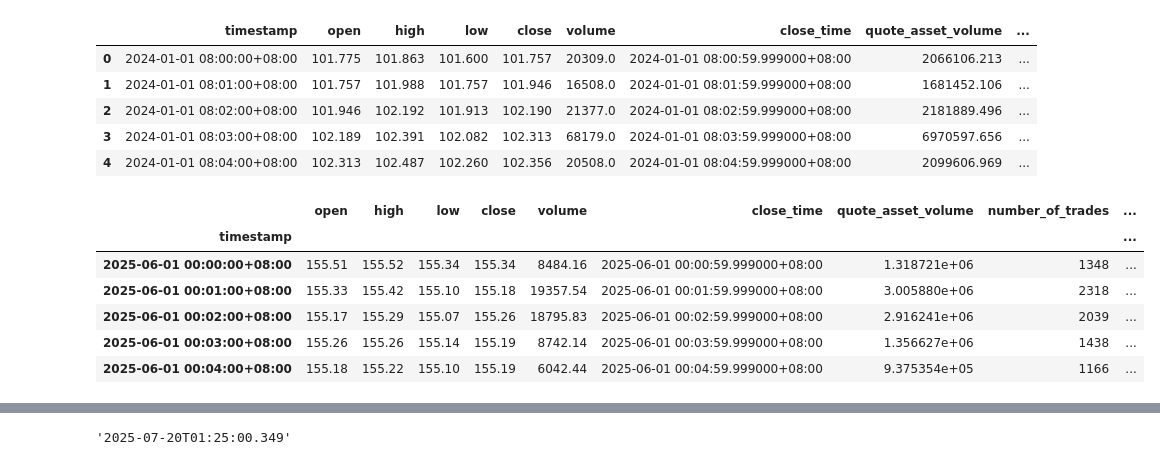
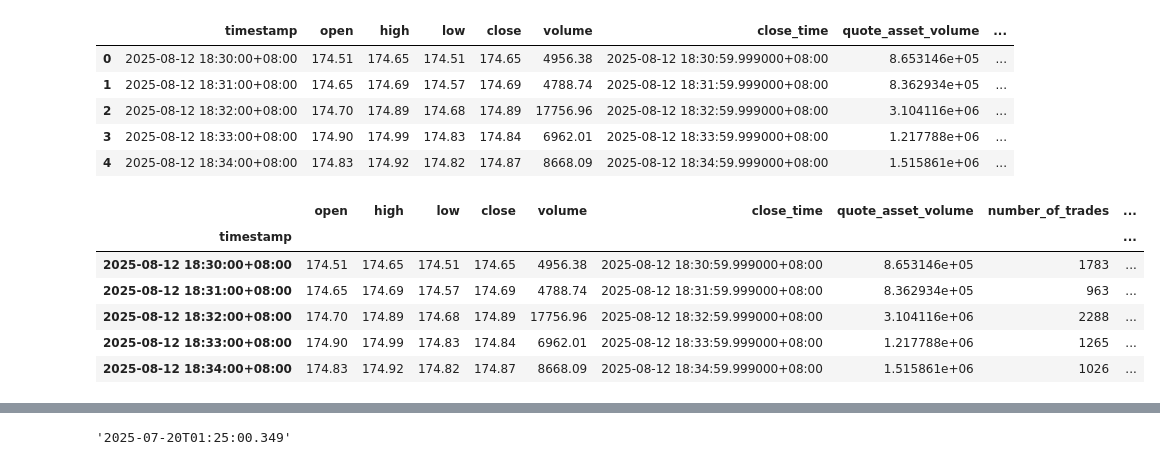
Before and after one commit to Ignatiusgoh/backtester, a Jupyter notebook: test.ipynb, the cells around one changed output, grey strips where cells are left out. Cells and saved outputs as stored; diff of their text form; code cells hidden in the pictures.

```diff
--- a/test.ipynb
+++ b/test.ipynb
@@ -1,15 +1,15 @@
 # %%
 import pandas as pd
 # %%
-data = pd.read_csv('SOLUSDT_1m_012024_062025.csv')
+data = pd.read_csv('aug_13_test.csv')
 # data = data[['open_time','open','high','low','close','volume']]
 data = data.rename(columns = {'open_time':'timestamp'})
 data.head()
 # %% [output]
 |  | timestamp | open | high | low | close | volume | close_time | quote_asset_volume | ... |
-| 0 | 2024-01-01 08:00:00+08:00 | 101.775 | 101.863 | 101.600 | 101.757 | 20309.0 | 2024-01-01 08:00:59.999000+08:00 | 2066106.213 | ... |
-| 1 | 2024-01-01 08:01:00+08:00 | 101.757 | 101.988 | 101.757 | 101.946 | 16508.0 | 2024-01-01 08:01:59.999000+08:00 | 1681452.106 | ... |
-| 2 | 2024-01-01 08:02:00+08:00 | 101.946 | 102.192 | 101.913 | 102.190 | 21377.0 | 2024-01-01 08:02:59.999000+08:00 | 2181889.496 | ... |
-| 3 | 2024-01-01 08:03:00+08:00 | 102.189 | 102.391 | 102.082 | 102.313 | 68179.0 | 2024-01-01 08:03:59.999000+08:00 | 6970597.656 | ... |
-| 4 | 2024-01-01 08:04:00+08:00 | 102.313 | 102.487 | 102.260 | 102.356 | 20508.0 | 2024-01-01 08:04:59.999000+08:00 | 2099606.969 | ... |
+| 0 | 2025-08-12 18:30:00+08:00 | 174.51 | 174.65 | 174.51 | 174.65 | 4956.38 | 2025-08-12 18:30:59.999000+08:00 | 8.653146e+05 | ... |
+| 1 | 2025-08-12 18:31:00+08:00 | 174.65 | 174.69 | 174.57 | 174.69 | 4788.74 | 2025-08-12 18:31:59.999000+08:00 | 8.362934e+05 | ... |
+| 2 | 2025-08-12 18:32:00+08:00 | 174.70 | 174.89 | 174.68 | 174.89 | 17756.96 | 2025-08-12 18:32:59.999000+08:00 | 3.104116e+06 | ... |
+| 3 | 2025-08-12 18:33:00+08:00 | 174.90 | 174.99 | 174.83 | 174.84 | 6962.01 | 2025-08-12 18:33:59.999000+08:00 | 1.217788e+06 | ... |
+| 4 | 2025-08-12 18:34:00+08:00 | 174.83 | 174.92 | 174.82 | 174.87 | 8668.09 | 2025-08-12 18:34:59.999000+08:00 | 1.515861e+06 | ... |
 # %%
@@ -17,17 +17,17 @@ data.to_csv('SOLUSDT_1m_012024_062025_cleaned.csv')
 # %%
-june = pd.to_datetime('2025-06-01T00:00:00+08:00')
+# june = pd.to_datetime('2025-06-01T00:00:00+08:00')
 data['timestamp'] = pd.to_datetime(data['timestamp'])
-june2025 = data[data['timestamp'] >= june]
-june2025 = june2025.set_index('timestamp')
-june2025.head()
+# june2025 = data[data['timestamp'] >= june]
+test = data.set_index('timestamp')
+test.head()
 # %% [output]
 |  | open | high | low | close | volume | close_time | quote_asset_volume | number_of_trades | ... |
 | timestamp |  |  |  |  |  |  |  |  | ... |
-| 2025-06-01 00:00:00+08:00 | 155.51 | 155.52 | 155.34 | 155.34 | 8484.16 | 2025-06-01 00:00:59.999000+08:00 | 1.318721e+06 | 1348 | ... |
-| 2025-06-01 00:01:00+08:00 | 155.33 | 155.42 | 155.10 | 155.18 | 19357.54 | 2025-06-01 00:01:59.999000+08:00 | 3.005880e+06 | 2318 | ... |
-| 2025-06-01 00:02:00+08:00 | 155.17 | 155.29 | 155.07 | 155.26 | 18795.83 | 2025-06-01 00:02:59.999000+08:00 | 2.916241e+06 | 2039 | ... |
-| 2025-06-01 00:03:00+08:00 | 155.26 | 155.26 | 155.14 | 155.19 | 8742.14 | 2025-06-01 00:03:59.999000+08:00 | 1.356627e+06 | 1438 | ... |
-| 2025-06-01 00:04:00+08:00 | 155.18 | 155.22 | 155.10 | 155.19 | 6042.44 | 2025-06-01 00:04:59.999000+08:00 | 9.375354e+05 | 1166 | ... |
+| 2025-08-12 18:30:00+08:00 | 174.51 | 174.65 | 174.51 | 174.65 | 4956.38 | 2025-08-12 18:30:59.999000+08:00 | 8.653146e+05 | 1783 | ... |
+| 2025-08-12 18:31:00+08:00 | 174.65 | 174.69 | 174.57 | 174.69 | 4788.74 | 2025-08-12 18:31:59.999000+08:00 | 8.362934e+05 | 963 | ... |
+| 2025-08-12 18:32:00+08:00 | 174.70 | 174.89 | 174.68 | 174.89 | 17756.96 | 2025-08-12 18:32:59.999000+08:00 | 3.104116e+06 | 2288 | ... |
+| 2025-08-12 18:33:00+08:00 | 174.90 | 174.99 | 174.83 | 174.84 | 6962.01 | 2025-08-12 18:33:59.999000+08:00 | 1.217788e+06 | 1265 | ... |
+| 2025-08-12 18:34:00+08:00 | 174.83 | 174.92 | 174.82 | 174.87 | 8668.09 | 2025-08-12 18:34:59.999000+08:00 | 1.515861e+06 | 1026 | ... |
 # %%
 from modules.strategy import simulate_strategy
 from modules.indicators import compute_indicators
```
Also changed, not shown: parts of 5 cells of this notebook, 7 other files.
